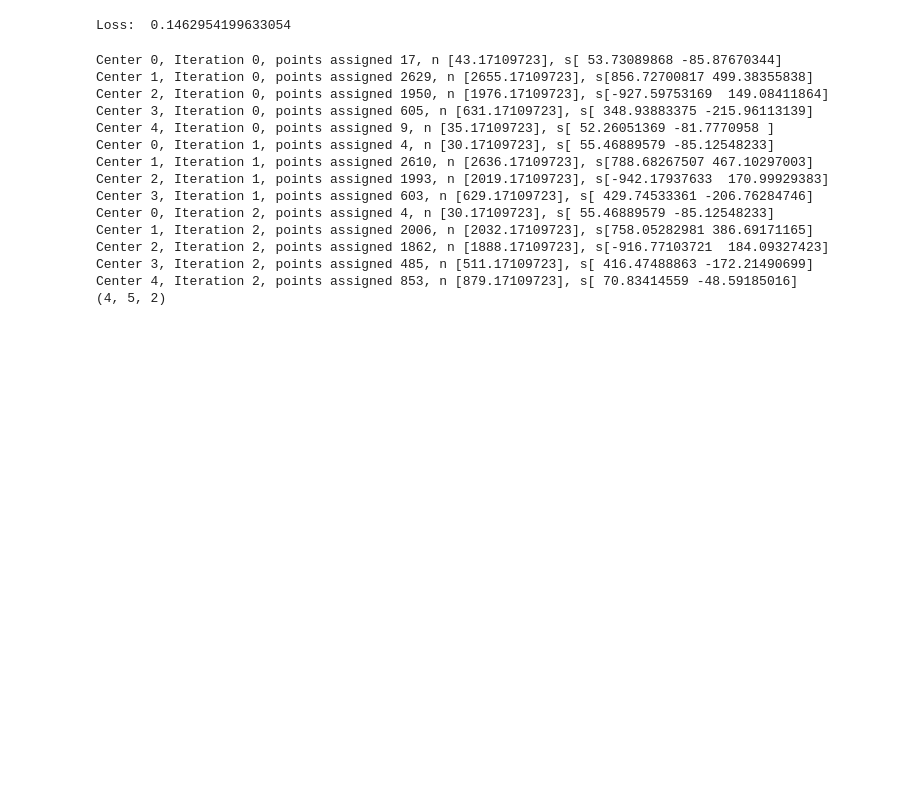
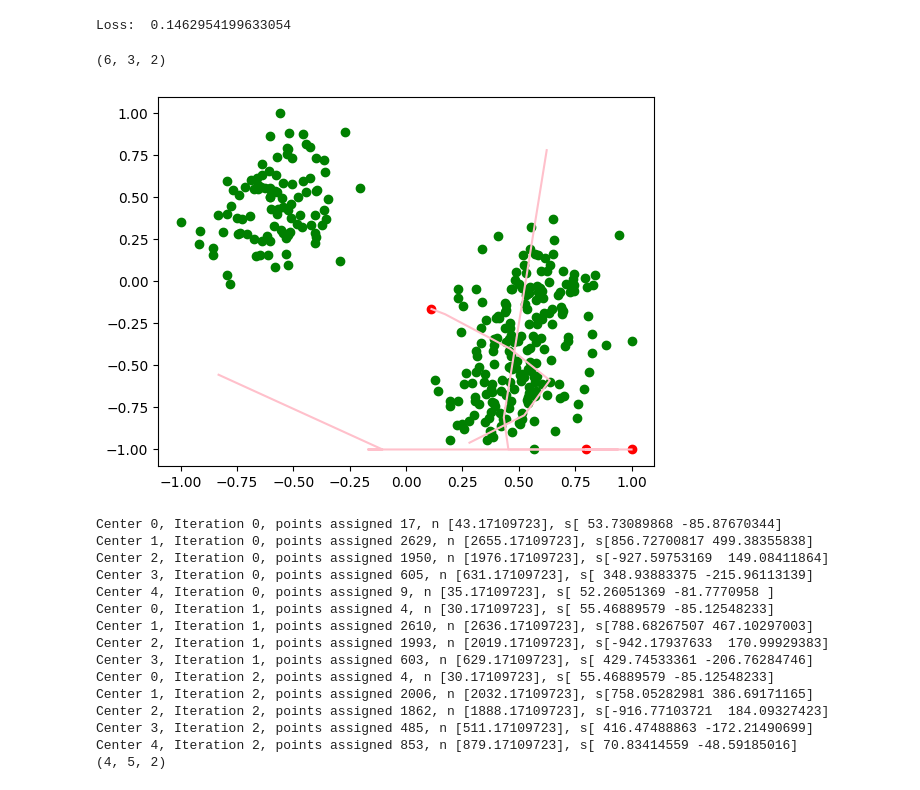
Before and after one commit to amy-ln/dpclustering, a Jupyter notebook: dplloyd-experiment.ipynb, the cells around one changed output. Drawn from its saved outputs; the diff is of its cells as text; code cells hidden in the pictures; blank space fills up the shorter version.

```diff
--- a/dplloyd-experiment.ipynb
+++ b/dplloyd-experiment.ipynb
@@ -43,6 +44,26 @@ print("Loss: ", kmeans_loss(centers[-1,:,:], data))
 (3, 3, 2)
 [figure]
 Loss:  0.1462954199633054
+# %%
+# what happens when the number of iterations is too hight?
+
+p = PrivacyBudget(epsilon=1, method="dichotomy", total_iter=5)
+centers = np.array(dplloyd(k=3, X=data, n_iter=5, priv=p, seed=123, return_steps=True))
+
+print(centers.shape)
+#non_private_centers = KMeans(n_clusters=3).fit(data).cluster_centers_
+
+fig = plt.figure()
+ax = plt.axes()
+ax.scatter(data[:,0], data[:,1], c='green')
+#ax.scatter(non_private_centers[:,0], non_private_centers[:,1], c='red')
+ax.plot(centers[:,:,0], centers[:,:,1], c="pink")
+ax.scatter(centers[-1,:,0], centers[-1,:,1], c="red")
+
+plt.show()
+# %% [output]
+(6, 3, 2)
+[figure, added]
 # %%
 data = np.load("datasets/airports.npy")
 
```
Also changed, not shown: parts of 8 cells of this notebook, 2 other files.
